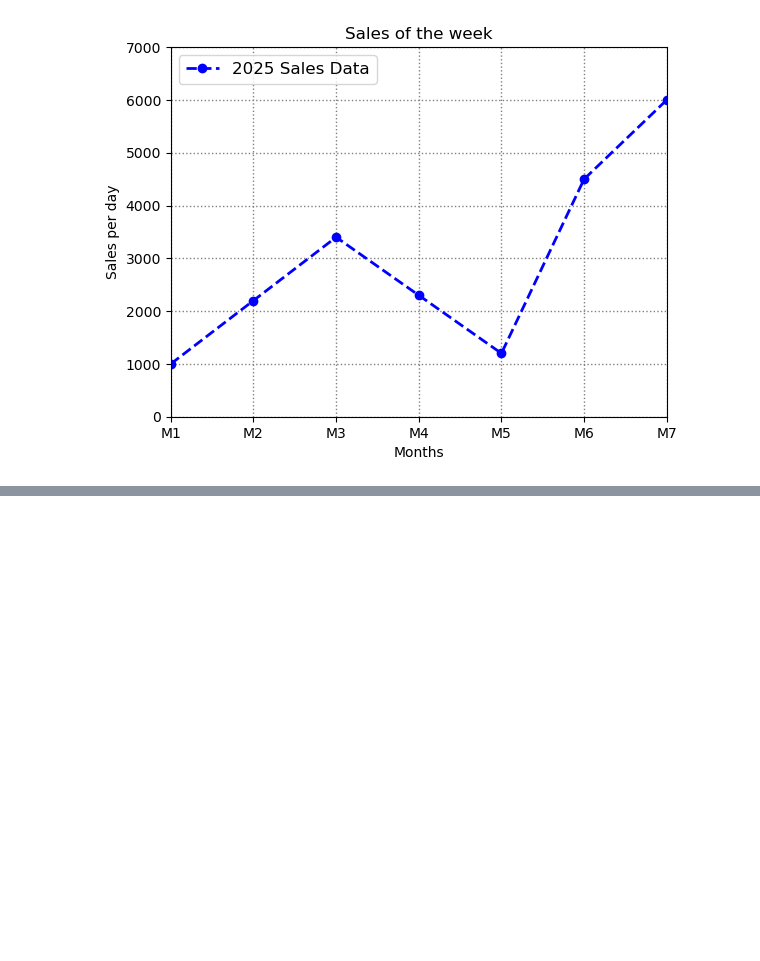
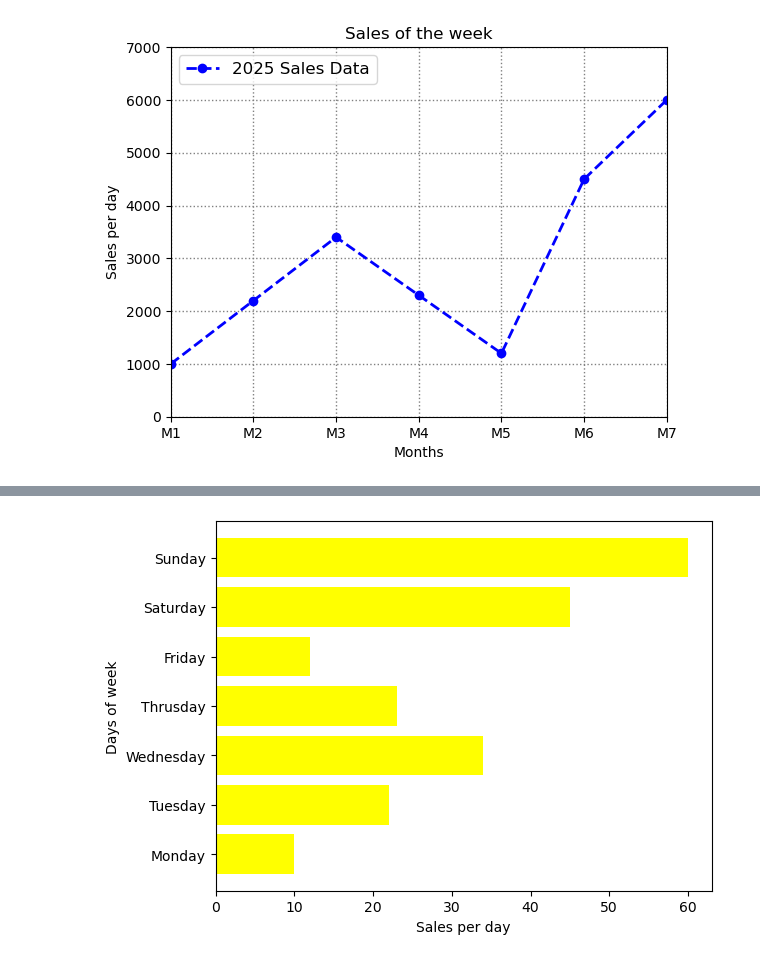
Before and after one commit to shravan6778/python_data_stack, a Jupyter notebook: MatPoltLib/Matplotlib.ipynb, the cells around one changed output, grey strips where cells are left out. Cells and saved outputs as stored; diff of their text form; code cells hidden in the pictures; blank space fills up the shorter version.

```diff
--- a/MatPoltLib/Matplotlib.ipynb
+++ b/MatPoltLib/Matplotlib.ipynb
@@ -46,0 +57,10 @@ plt.show()
+# %%
+import matplotlib.pyplot as plt
+x=['Monday','Tuesday','Wednesday','Thrusday','Friday','Saturday','Sunday']
+y=[10,22,34,23,12,45,60]
+plt.barh(x,y,color="Yellow",label='Sales Data')
+plt.xlabel("Sales per day")
+plt.ylabel("Days of week")
+plt.show()
+# %% [output]
+[figure, added]
```
Also changed, not shown: parts of 3 cells of this notebook.
